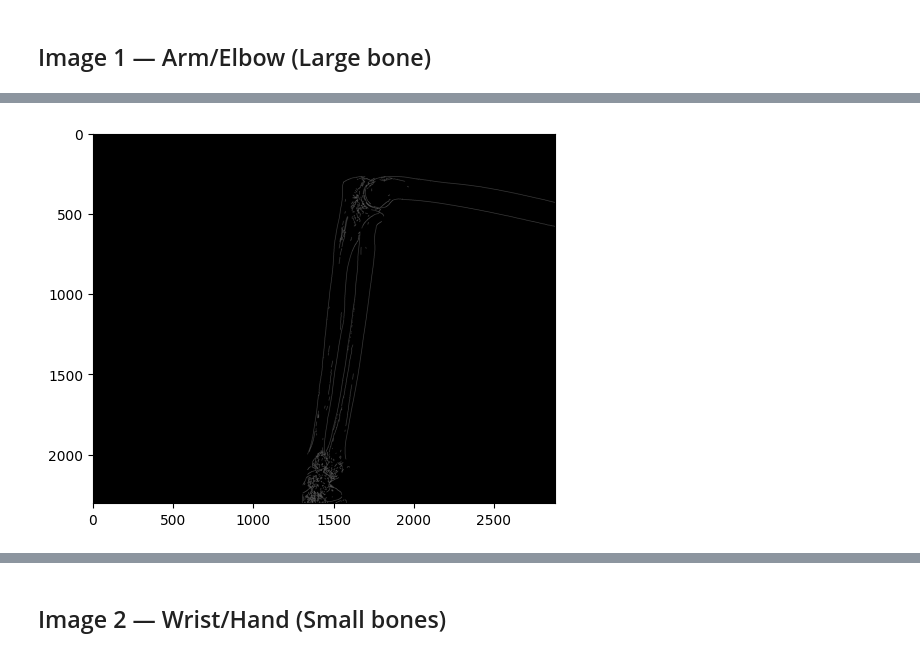
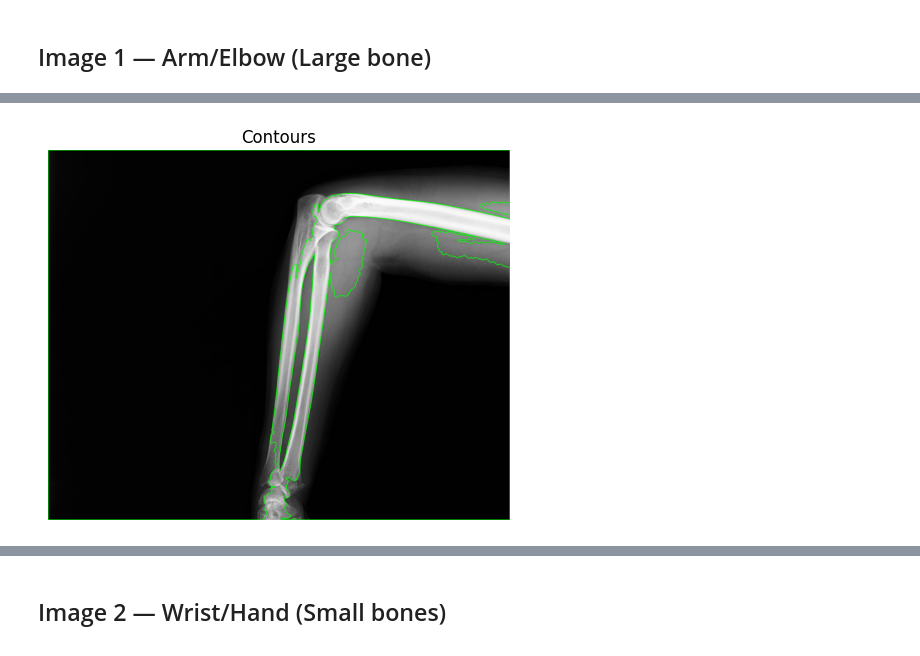
Before and after one commit to Chosencodes/Medical-Imaging-Projects, a Jupyter notebook: Bone Fracture X-Ray Edge Detection/Bone fracture analysis.ipynb, the cells around one changed output, grey strips where cells are left out. Saved outputs shown, nothing was run; the diff lists cells and outputs as text; code cells hidden in the pictures.

```diff
--- a/Bone Fracture X-Ray Edge Detection/Bone fracture analysis.ipynb
+++ b/Bone Fracture X-Ray Edge Detection/Bone fracture analysis.ipynb
@@ -51,6 +51,17 @@ img_1 = cv2.imread('Data/IMG0000025.jpg')
 ## Convert to GrayScale
 gray = cv2.imread('Data/IMG0000025.jpg',0)
 
-plt.imshow(gray,cmap='gray')
+## CLAHE for contrast
+clahe = cv2.createCLAHE(clipLimit=2.0, tileGridSize=(20,20))
+enhanced = clahe.apply(gray)
+
+## Blur Image
+
+blurred = cv2.GaussianBlur(enhanced,(21,21),0)
+
+## Apply Thresholding
+
+ret,thresh = cv2.threshold(blurred,110,255,cv2.THRESH_BINARY)
+plt.imshow(thresh,cmap='gray')
 # %% [output]
 <matplotlib.image.AxesImage at 0x...>
@@ -58,4 +69,7 @@ plt.imshow(gray,cmap='gray')
 # %%
-## Blur Image
+# Step 4: Morphological close — fill gaps in bone
+kernel = cv2.getStructuringElement(cv2.MORPH_ELLIPSE, (7,7))
+thresh = cv2.morphologyEx(thresh, cv2.MORPH_CLOSE, kernel, iterations=3)
+thresh = cv2.morphologyEx(thresh, cv2.MORPH_OPEN, kernel, iterations=1)
 
-blurred = cv2.GaussianBlur(gray,(5,5),0)
+plt.imshow(thresh,cmap='gray')
@@ -62,7 +79,18 @@ blurred = cv2.GaussianBlur(gray,(5,5),0)
 # %%
-## Apply Canny
+## Step 5: Find contours
+contours, _ = cv2.findContours(thresh, cv2.RETR_EXTERNAL, cv2.CHAIN_APPROX_SIMPLE)
 
-canny = cv2.Canny(blurred, 50,80)
-plt.imshow(canny,cmap='gray');
+## Step 6: Keep ONLY the largest contours (bones are large bright regions)
+contours = sorted(contours, key=cv2.contourArea, reverse=True)
+bone_contours = [c for c in contours if cv2.contourArea(c) > 1000]  # tune this
+
+## Step 7: Draw on original
+output = cv2.cvtColor(gray, cv2.COLOR_GRAY2BGR)
+cv2.drawContours(output, bone_contours, -1, (0, 255, 0), 3)
+
+plt.title("Contours")
+plt.imshow(cv2.cvtColor(output, cv2.COLOR_BGR2RGB))
+plt.axis('off')
+plt.show()
 # %% [output]
-[figure, old version]
+[figure, new version]
```
Also changed, not shown: parts of 5 cells of this notebook, 5 other files.
